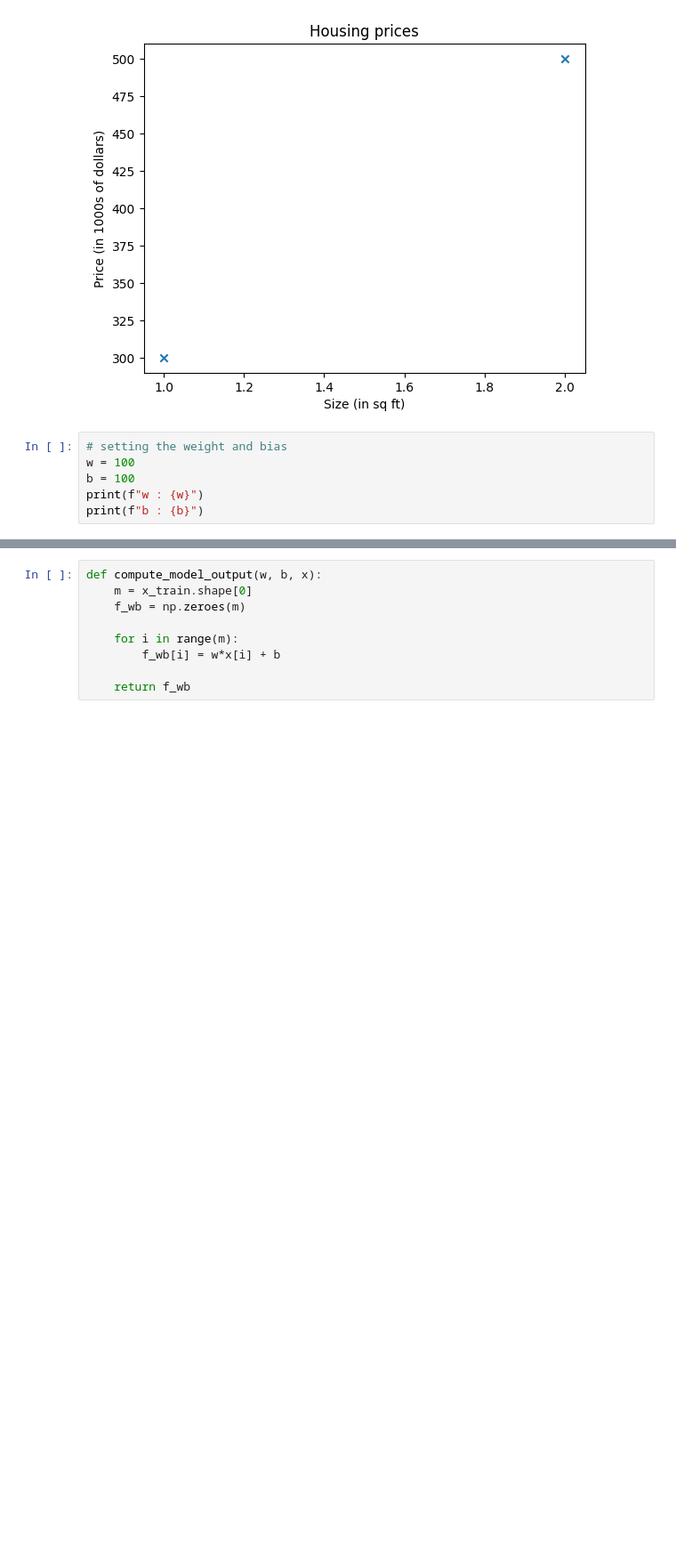
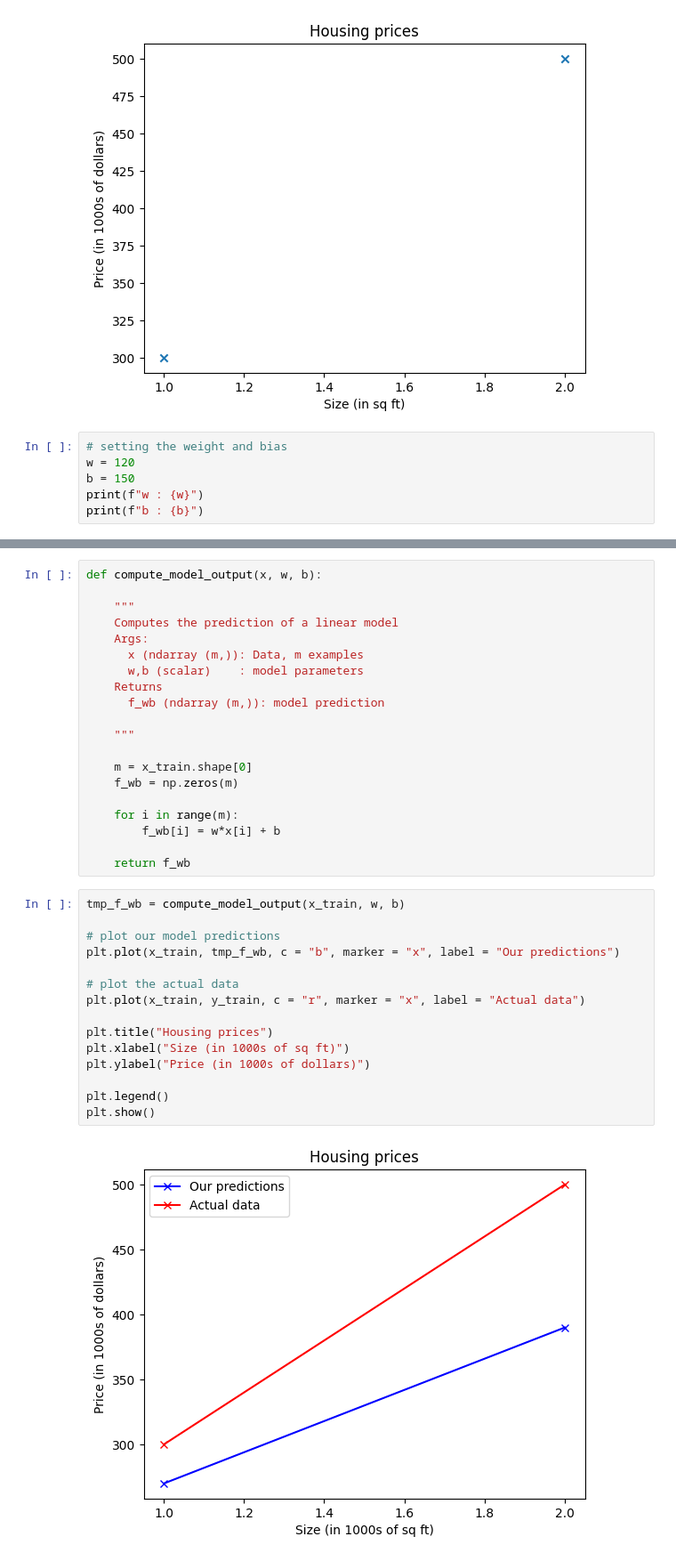
Before and after one commit to achyut-gif/ml-specialization, a Jupyter notebook: linear regression/lr1.ipynb, the cells around one changed output, grey strips where cells are left out. Shown at 89% size. Cells and saved outputs as stored; diff of their text form; blank space fills up the shorter version.

Commit message:
Implemented a linear regression model

```diff
--- a/linear regression/lr1.ipynb
+++ b/linear regression/lr1.ipynb
@@ -40,7 +40,7 @@ plt.show()
 [figure]
 # %%
 # setting the weight and bias
-w = 100
-b = 100
+w = 120
+b = 150
 print(f"w : {w}")
 print(f"b : {b}")
@@ -47,9 +50,37 @@ print(f"b : {b}")
 # %%
-def compute_model_output(w, b, x):
+def compute_model_output(x, w, b):
+
+    """
+    Computes the prediction of a linear model
+    Args:
+      x (ndarray (m,)): Data, m examples
+      w,b (scalar)    : model parameters
+    Returns
+      f_wb (ndarray (m,)): model prediction
+
+    """
+
     m = x_train.shape[0]
-    f_wb = np.zeroes(m)
+    f_wb = np.zeros(m)
 
     for i in range(m):
         f_wb[i] = w*x[i] + b
 
     return f_wb
+# %%
+tmp_f_wb = compute_model_output(x_train, w, b)
+
+# plot our model predictions
+plt.plot(x_train, tmp_f_wb, c = "b", marker = "x", label = "Our predictions")
+
+# plot the actual data
+plt.plot(x_train, y_train, c = "r", marker = "x", label = "Actual data")
+
+plt.title("Housing prices")
+plt.xlabel("Size (in 1000s of sq ft)")
+plt.ylabel("Price (in 1000s of dollars)")
+
+plt.legend()
+plt.show()
+# %% [output]
+[figure, added]
```
Also changed, not shown: parts of 3 cells of this notebook.
